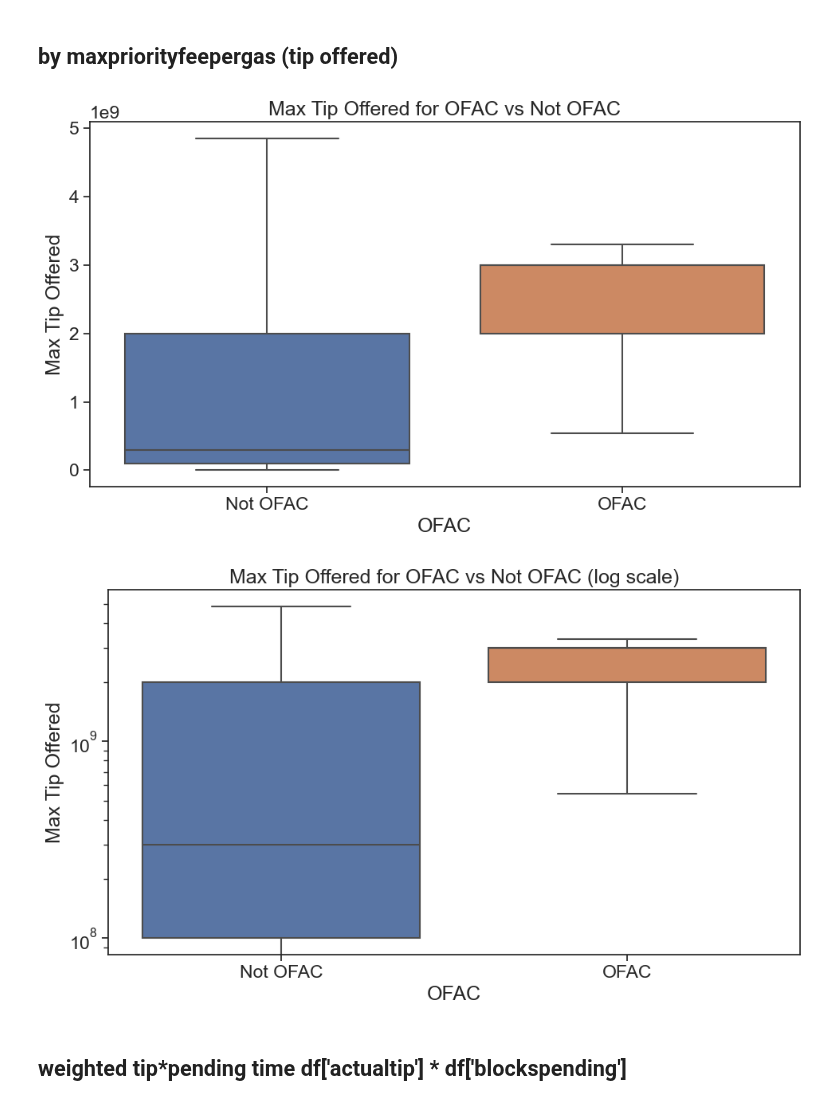
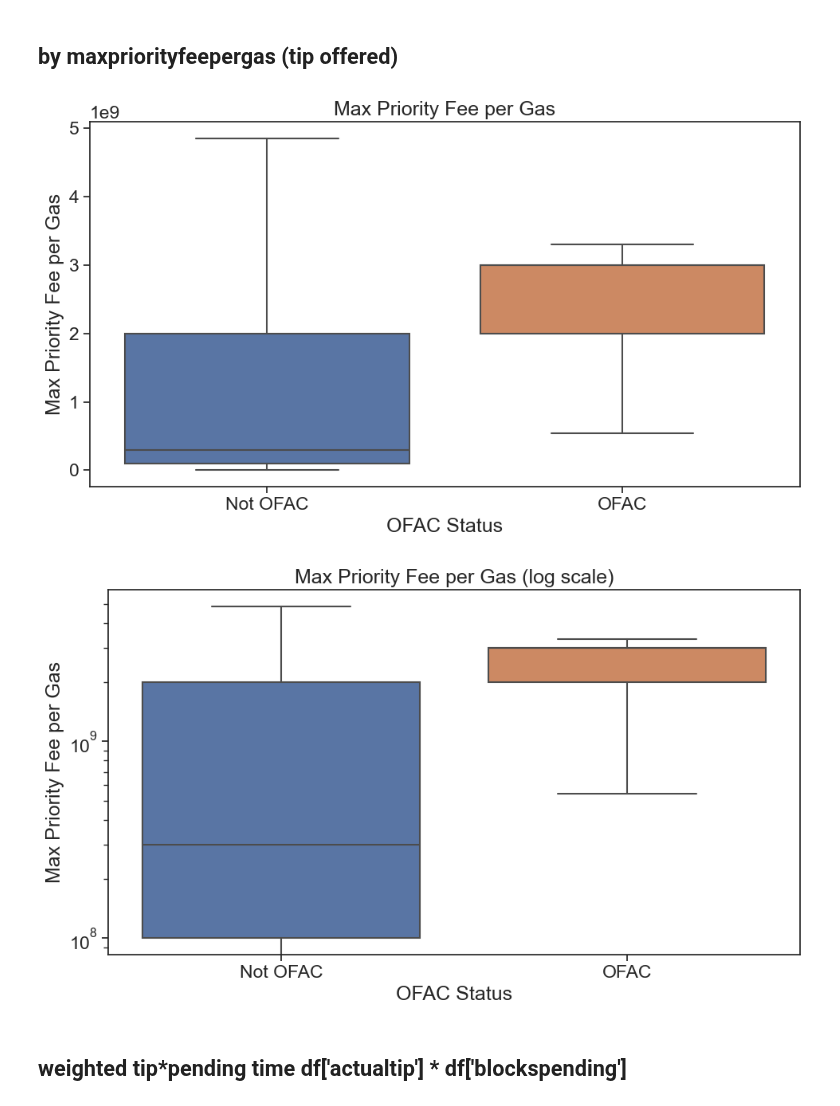
Before and after one commit to krzhang/camcos, a Jupyter notebook: CAMCOS_2023F/Data_Exploration/ofac/blockpending_dist_comparison.ipynb, the cells around one changed output. Saved outputs shown, nothing was run; the diff lists cells and outputs as text; code cells hidden in the pictures.

```diff
--- a/CAMCOS_2023F/Data_Exploration/ofac/blockpending_dist_comparison.ipynb
+++ b/CAMCOS_2023F/Data_Exploration/ofac/blockpending_dist_comparison.ipynb
@@ -179,25 +182,27 @@ plt.close()
 # %%
 # plot the weighted value of transactions that are ofac vs not ofac
 sns.set_style('whitegrid')
 sns.set_palette('colorblind')
 sns.set_context('talk')
 sns.set(font_scale=1.5)
 sns.set_style('ticks')
 
 fig, ax = plt.subplots(figsize=(10, 6))
 ax = sns.boxplot(x='ofac', y='maxpriorityfeepergas', data=df, showfliers=False)
 
 # ax.set_yscale('log')
-ax.set_xlabel('OFAC')
-ax.set_ylabel('Max Tip Offered')
-ax.set_title('Max Tip Offered for OFAC vs Not OFAC')
+# ax.set_xlabel('OFAC')
+ax.set_xlabel('OFAC Status')
+ax.set_ylabel('Max Priority Fee per Gas')
+ax.set_title('Max Priority Fee per Gas')
 
 ax.set_xticklabels(['Not OFAC', 'OFAC'])
 plt.tight_layout()
+plt.show()
 # plt.savefig('offered_tip_compare.png', dpi=300)
 plt.close()
 # %% [output]
-[figure, old version]
+[figure, new version]
 # %%
 # plot the weighted value of transactions that are ofac vs not ofac
 sns.set_style('whitegrid')
@@ -210,16 +215,18 @@ fig, ax = plt.subplots(figsize=(10, 6))
 ax = sns.boxplot(x='ofac', y='maxpriorityfeepergas', data=df, showfliers=False)
 
 ax.set_yscale('log')
-ax.set_xlabel('OFAC')
-ax.set_ylabel('Max Tip Offered')
-ax.set_title('Max Tip Offered for OFAC vs Not OFAC (log scale)')
+# ax.set_xlabel('OFAC')
+ax.set_xlabel('OFAC Status')
+ax.set_ylabel('Max Priority Fee per Gas')
+ax.set_title('Max Priority Fee per Gas (log scale)')
 
 ax.set_xticklabels(['Not OFAC', 'OFAC'])
 plt.tight_layout()
+plt.show()
 # plt.savefig('offered_tip_compare_log.png', dpi=300)
 plt.close()
 # %% [output]
-[figure, old version]
+[figure, new version]
 # %% [markdown]
 ## weighted tip*pending time df['actualtip'] * df['blockspending']
 # %%
```
Also changed, not shown: parts of 6 cells of this notebook.
